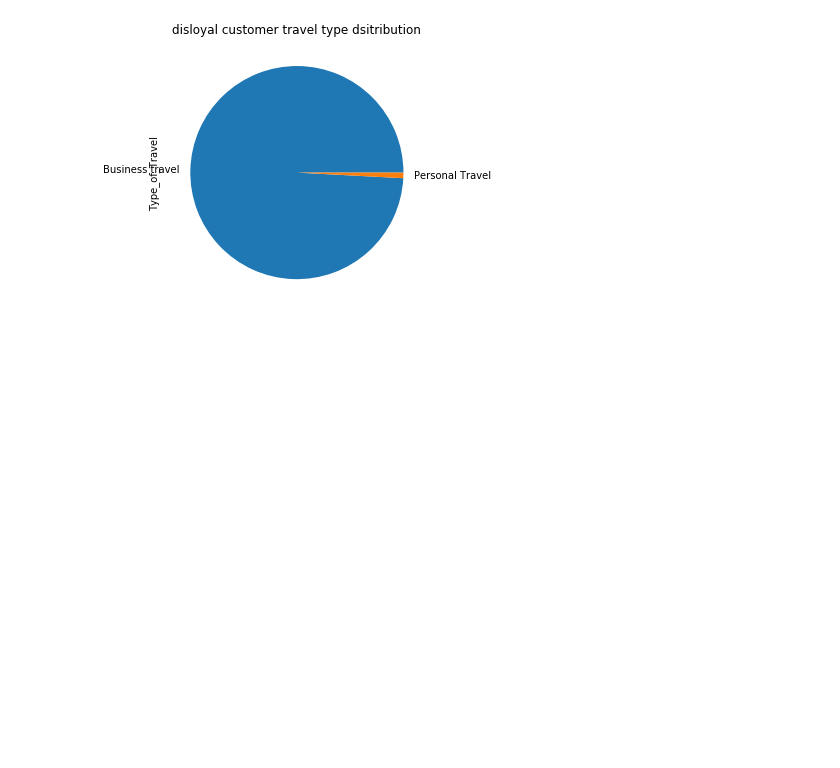
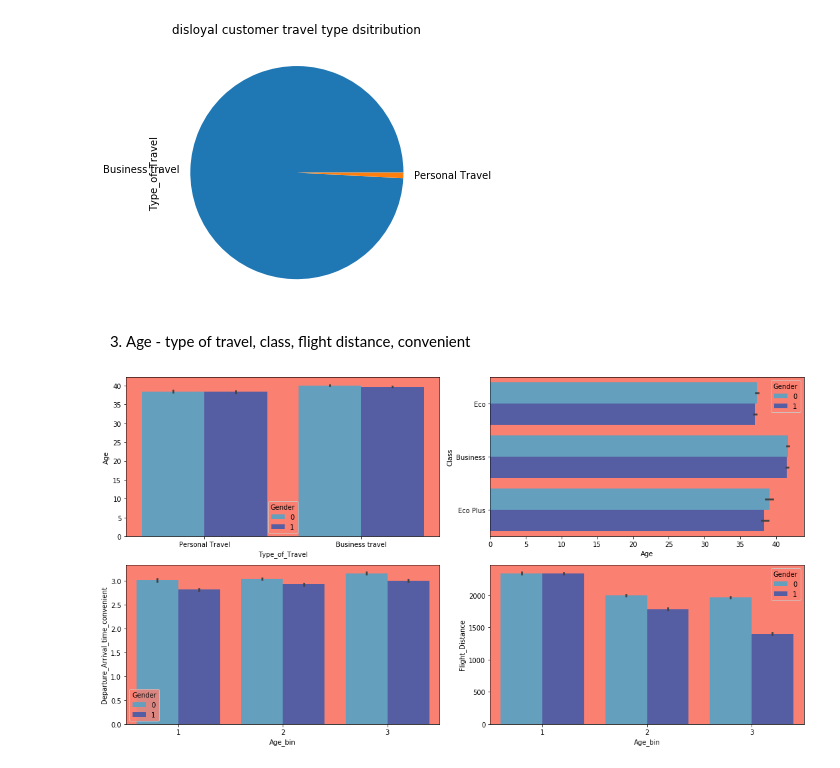
Before and after one commit to ArielJosephCohen/airline_ooptimization, a Jupyter notebook: EDA.ipynb, the cells around one changed output. Saved outputs shown, nothing was run; the diff lists cells and outputs as text; code cells hidden in the pictures; blank space fills up the shorter version.

```diff
--- a/EDA.ipynb
+++ b/EDA.ipynb
@@ -194,3 +196,30 @@ plt.title("disloyal customer travel type dsitribution")
 plt.show()
 # %% [output]
 [figure]
+# %% [markdown]
+3. Age - type of travel, class, flight distance, convenient
+# %%
+with sns.axes_style({'axes.facecolor':'salmon'}):
+    with sns.color_palette('icefire'):
+
+        plt.figure(figsize=(15,8))
+
+        plt.subplot(2,2,1)
+        sns.barplot(df.Type_of_Travel,df.Age,hue=df.Gender)
+        plt.tight_layout()
+
+        plt.subplot(2,2,2)
+        sns.barplot(df.Age,df.Class,hue=df.Gender)
+        plt.tight_layout()
+
+        plt.subplot(2,2,3)
+        sns.barplot(df.Age_bin,df.Departure_Arrival_time_convenient,hue=df.Gender)
+        plt.tight_layout()
+
+        plt.subplot(2,2,4)
+        sns.barplot(df.Age_bin,df.Flight_Distance,hue=df.Gender)
+        plt.tight_layout()
+
+        plt.show()
+# %% [output]
+[figure, added]
```
Also changed, not shown: parts of 4 cells of this notebook.
